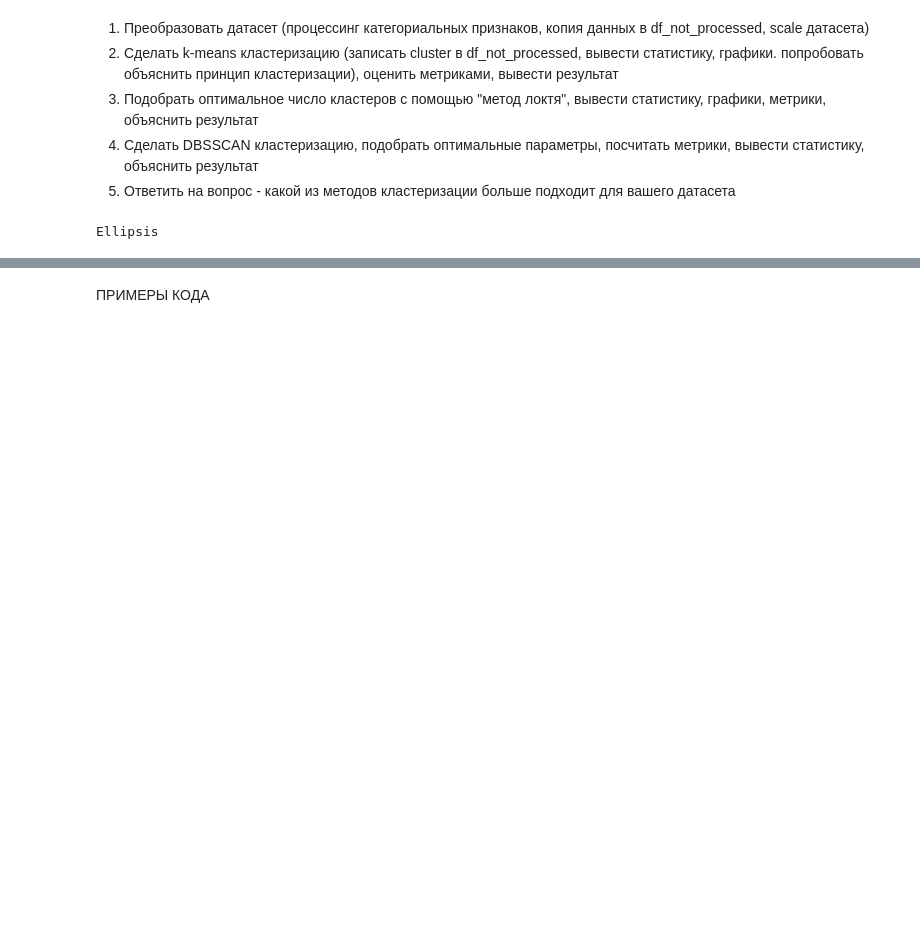
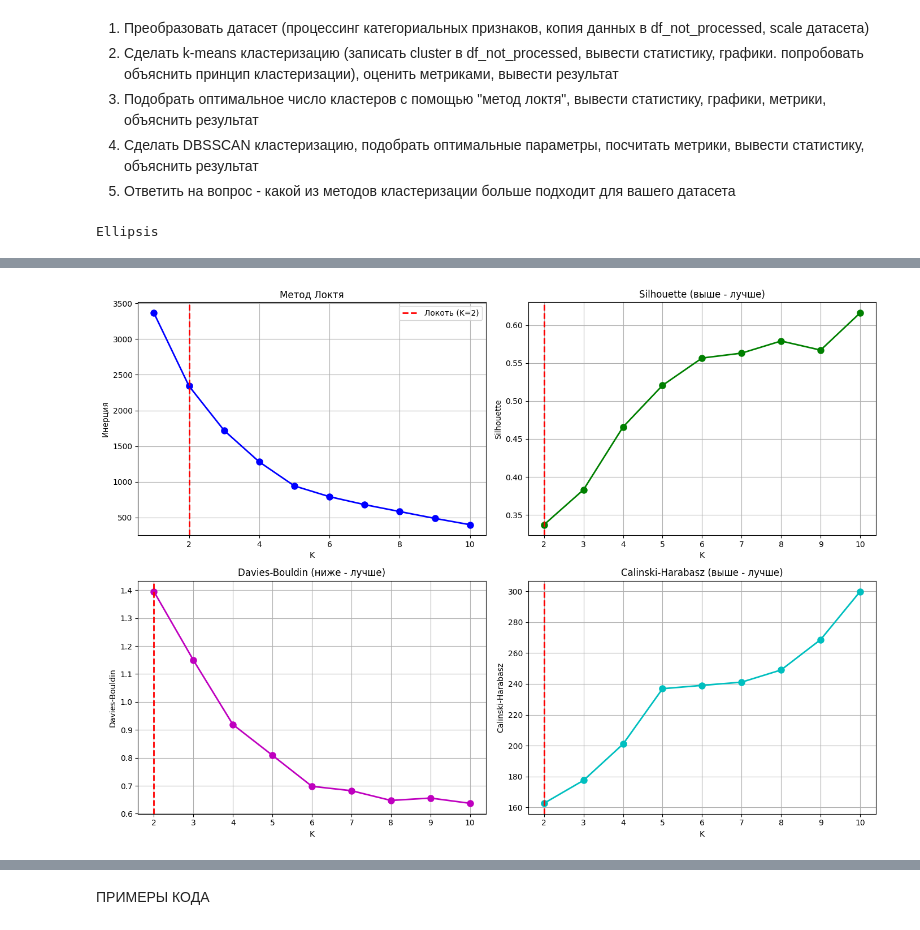
Before and after one commit to Lococo231/MO_Tasks, a Jupyter notebook: Домашнее_задание_4.ipynb, the cells around one changed output, grey strips where cells are left out. Drawn from its saved outputs; the diff is of its cells as text; code cells hidden in the pictures; blank space fills up the shorter version.

```diff
--- a/Домашнее_задание_4.ipynb
+++ b/Домашнее_задание_4.ipynb
@@ -82,0 +285,27 @@ print(df.head())
+# %%
+fig, axes = plt.subplots(2, 2, figsize=(14, 10))
+
+axes[0, 0].plot(K_range, inertias, 'bo-', linewidth=2, markersize=8)
+axes[0, 0].axvline(x=elbow_k, color='r', linestyle='--', linewidth=2, label=f'Локоть (K={elbow_k})')
+axes[0, 0].set(xlabel='K', ylabel='Инерция', title='Метод Локтя')
+axes[0, 0].legend(), axes[0, 0].grid()
+
+axes[0, 1].plot(list(K_range)[1:], silhouettes[1:], 'go-', linewidth=2, markersize=8)
+axes[0, 1].axvline(x=elbow_k, color='r', linestyle='--', linewidth=2)
+axes[0, 1].set(xlabel='K', ylabel='Silhouette', title='Silhouette (выше - лучше)')
+axes[0, 1].grid()
+
+axes[1, 0].plot(list(K_range)[1:], davies_bouldin[1:], 'mo-', linewidth=2, markersize=8)
+axes[1, 0].axvline(x=elbow_k, color='r', linestyle='--', linewidth=2)
+axes[1, 0].set(xlabel='K', ylabel='Davies-Bouldin', title='Davies-Bouldin (ниже - лучше)')
+axes[1, 0].grid()
+
+axes[1, 1].plot(list(K_range)[1:], calinski_harabasz[1:], 'co-', linewidth=2, markersize=8)
+axes[1, 1].axvline(x=elbow_k, color='r', linestyle='--', linewidth=2)
+axes[1, 1].set(xlabel='K', ylabel='Calinski-Harabasz', title='Calinski-Harabasz (выше - лучше)')
+axes[1, 1].grid()
+
+plt.tight_layout()
+plt.show()
+# %% [output]
+[figure, added]
```
Also changed, not shown: parts of 9 cells of this notebook.
